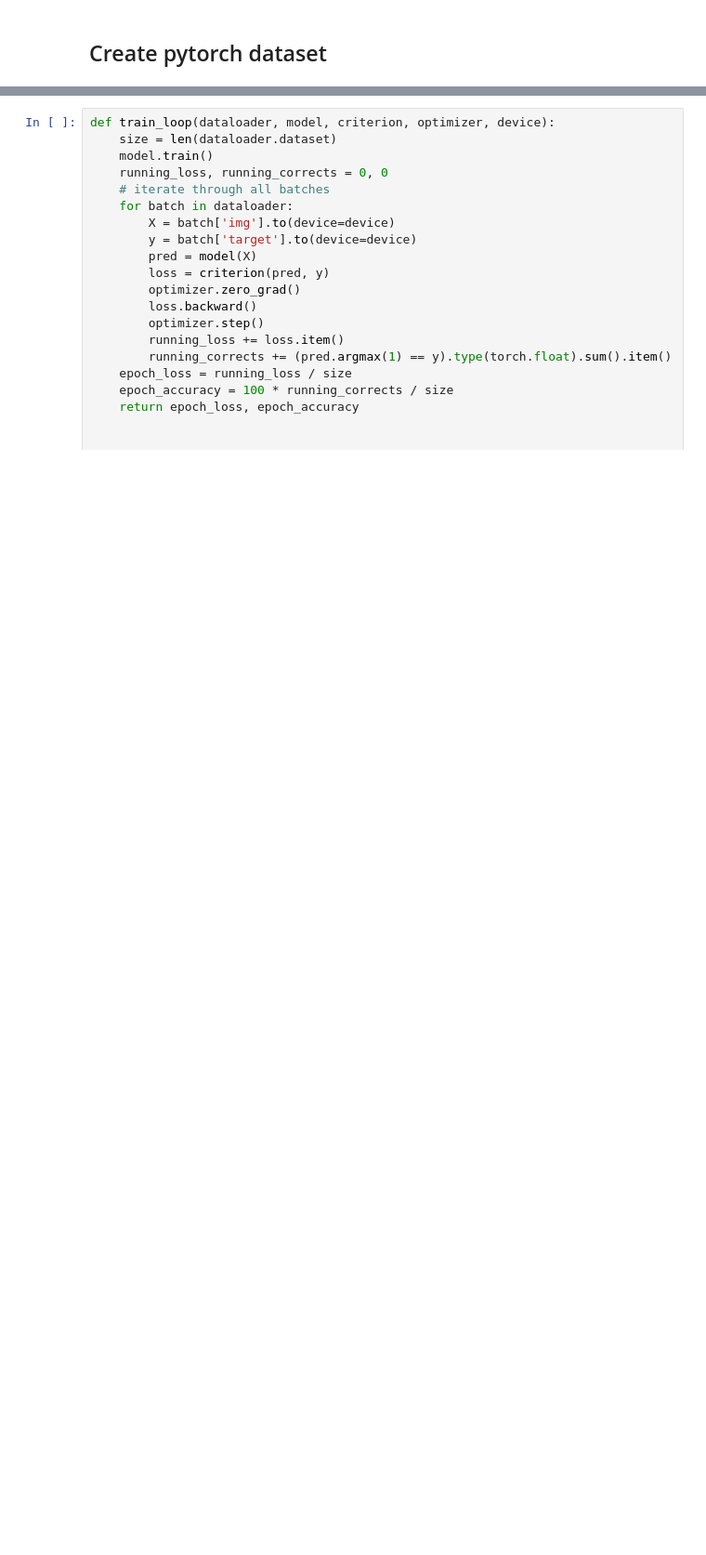
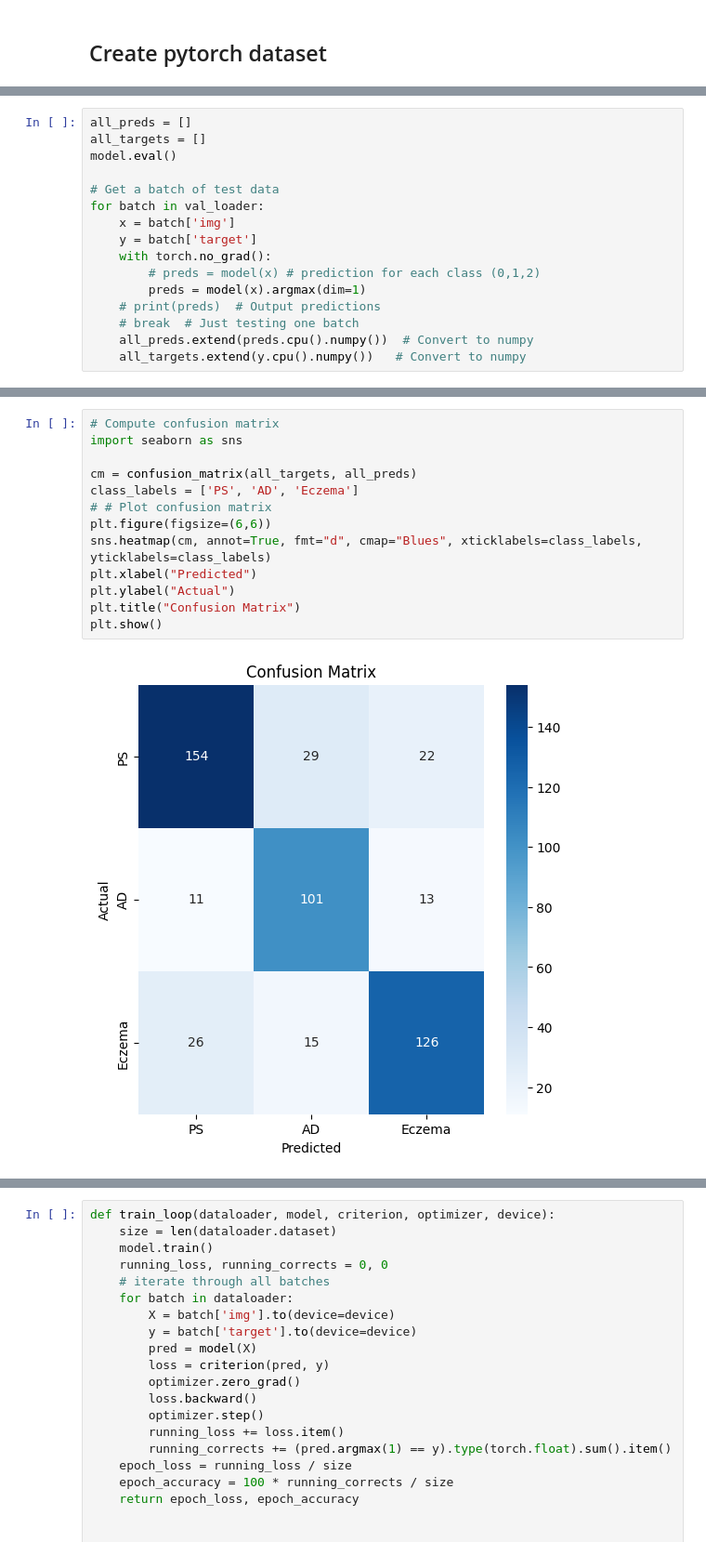
Before and after one commit to TairCohen/Computer-Vision-Project, a Jupyter notebook: skin-disease-classification.ipynb, the cells around one changed output, grey strips where cells are left out. Shown at 93% size. Saved outputs shown, nothing was run; the diff lists cells and outputs as text; blank space fills up the shorter version.

```diff
--- a/skin-disease-classification.ipynb
+++ b/skin-disease-classification.ipynb
@@ -346,0 +421,16 @@ plt.show()
+# %%
+all_preds = []
+all_targets = []
+model.eval()
+
+# Get a batch of test data
+for batch in val_loader:
+    x = batch['img']
+    y = batch['target']
+    with torch.no_grad():
+        # preds = model(x) # prediction for each class (0,1,2)
+        preds = model(x).argmax(dim=1)
+    # print(preds)  # Output predictions
+    # break  # Just testing one batch
+    all_preds.extend(preds.cpu().numpy())  # Convert to numpy
+    all_targets.extend(y.cpu().numpy())   # Convert to numpy
@@ -346,0 +441,15 @@ plt.show()
+# %%
+# Compute confusion matrix
+import seaborn as sns
+
+cm = confusion_matrix(all_targets, all_preds)
+class_labels = ['PS', 'AD', 'Eczema']
+# # Plot confusion matrix
+plt.figure(figsize=(6,6))
+sns.heatmap(cm, annot=True, fmt="d", cmap="Blues", xticklabels=class_labels, yticklabels=class_labels)
+plt.xlabel("Predicted")
+plt.ylabel("Actual")
+plt.title("Confusion Matrix")
+plt.show()
+# %% [output]
+[figure, added]
```
Also changed, not shown: parts of 16 cells of this notebook.
